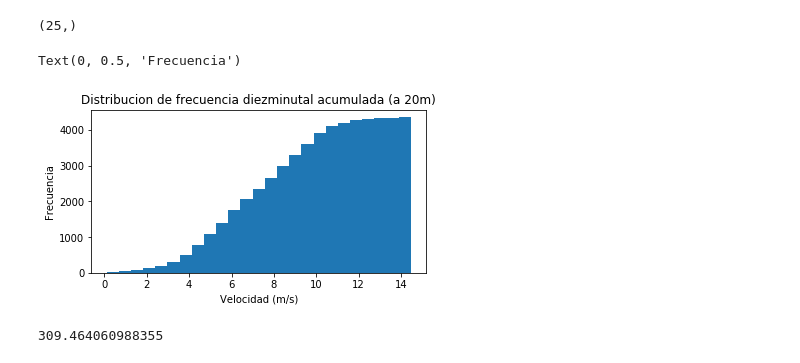
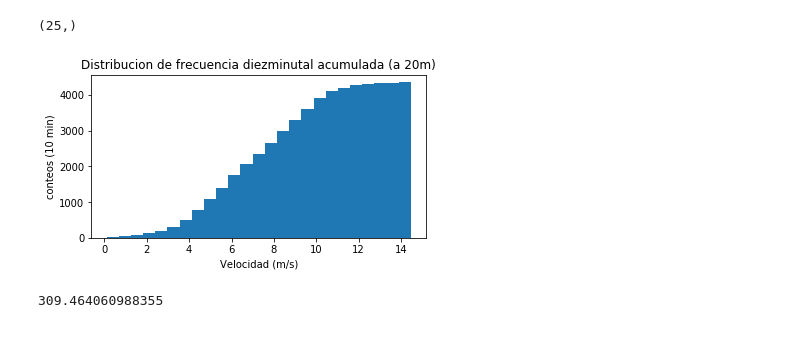
Before and after one commit to nicomn97/EnergiaEolica, a Jupyter notebook: Tarea1.ipynb, the cells around one changed output. Cells and saved outputs as stored; diff of their text form; code cells hidden in the pictures.

```diff
--- a/Tarea1.ipynb
+++ b/Tarea1.ipynb
@@ -210,12 +210,12 @@ np.shape(n)
 # %%
 plt.figure(figsize=(6,3))
 plt.hist(data[:,5],bins=25,cumulative=True)
 plt.title('Distribucion de frecuencia diezminutal acumulada (a 20m)')
 plt.xlabel('Velocidad (m/s)')
-plt.ylabel('Frecuencia')
+plt.ylabel('conteos (10 min)')
+plt.savefig("histAc.png")
 # %% [output]
-Text(0, 0.5, 'Frecuencia')
-[figure, old version]
+[figure, new version]
 # %%
 rho=1.2
 pesp=0.5*rho*np.mean(np.power(data[:,5],3))
```
Also changed, not shown: parts of 11 cells of this notebook, 10 other files.
